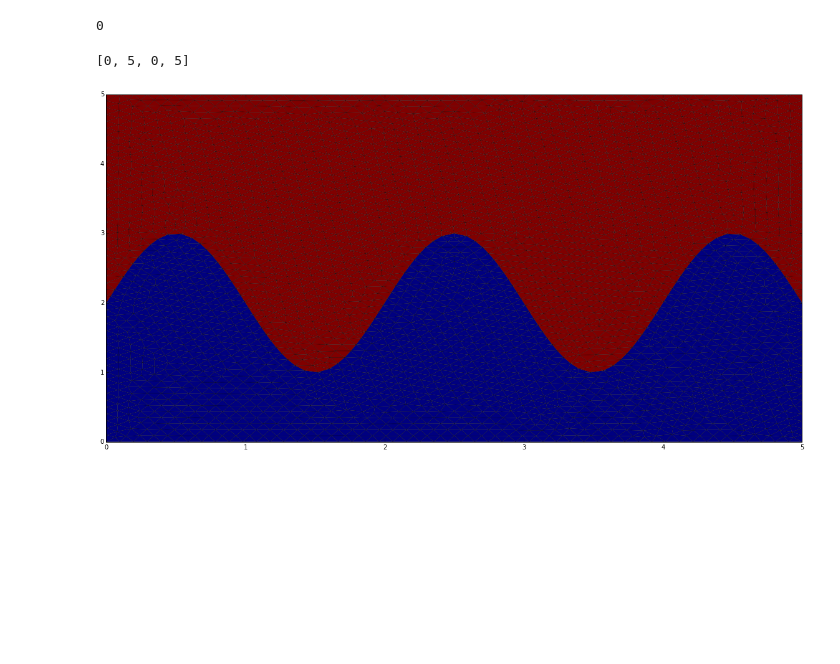
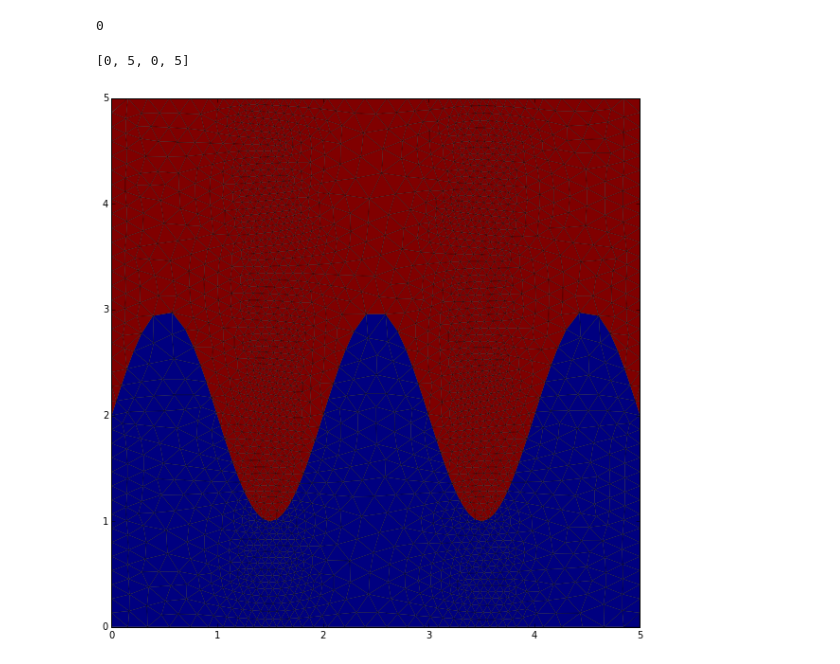
Before and after one commit to uranix/aniaft-rewrite, a Jupyter notebook: demo.ipynb, the cells around one changed output. Cells and saved outputs as stored; diff of their text form; code cells hidden in the pictures; blank space fills up the shorter version.

```diff
--- a/demo.ipynb
+++ b/demo.ipynb
@@ -31,15 +31,15 @@ seg.append(Line(4, 5, vpts))
 seg.append(Line(5, 2, vpts))
 # %%
 reg = [ \
-    [Link(0, False), Link(1, False), Link(2, False), Link(3, False)], \
-    [Link(4, False), Link(5, False), Link(6, False), Link(1, True)] \
+    [DS(0, False), DS(1, False), DS(2, False), DS(3, False)], \
+    [DS(4, False), DS(5, False), DS(6, False), DS(1, True)] \
 ]
 # %%
 bnd = Boundary(vpts, seg, reg)
 # %%
 class WeirdMetric(Metric):
     def size(self, p):
-        return 0.1 + 0 * (2 + np.sin(np.pi * p.x))
+        return 0.07 * (2 + np.sin(np.pi * p.x))
 
 metric = WeirdMetric()
 tr = Triangulation(bnd, metric)
@@ -59,10 +59,10 @@ e = np.array([(v.v1, v.v2) for v in e])
 # %%
 import matplotlib.pyplot as plt
 %matplotlib inline
-plt.figure(figsize=(20,10))
+plt.figure(figsize=(10,10))
 
 plt.tripcolor(x, y, t, facecolors=l, edgecolors='k')
 plt.axis([0, 5, 0, 5])
 # %% [output]
 [0, 5, 0, 5]
-[figure, old version]
+[figure, new version]
```
Also changed, not shown: parts of 1 cell of this notebook, 5 other files.
